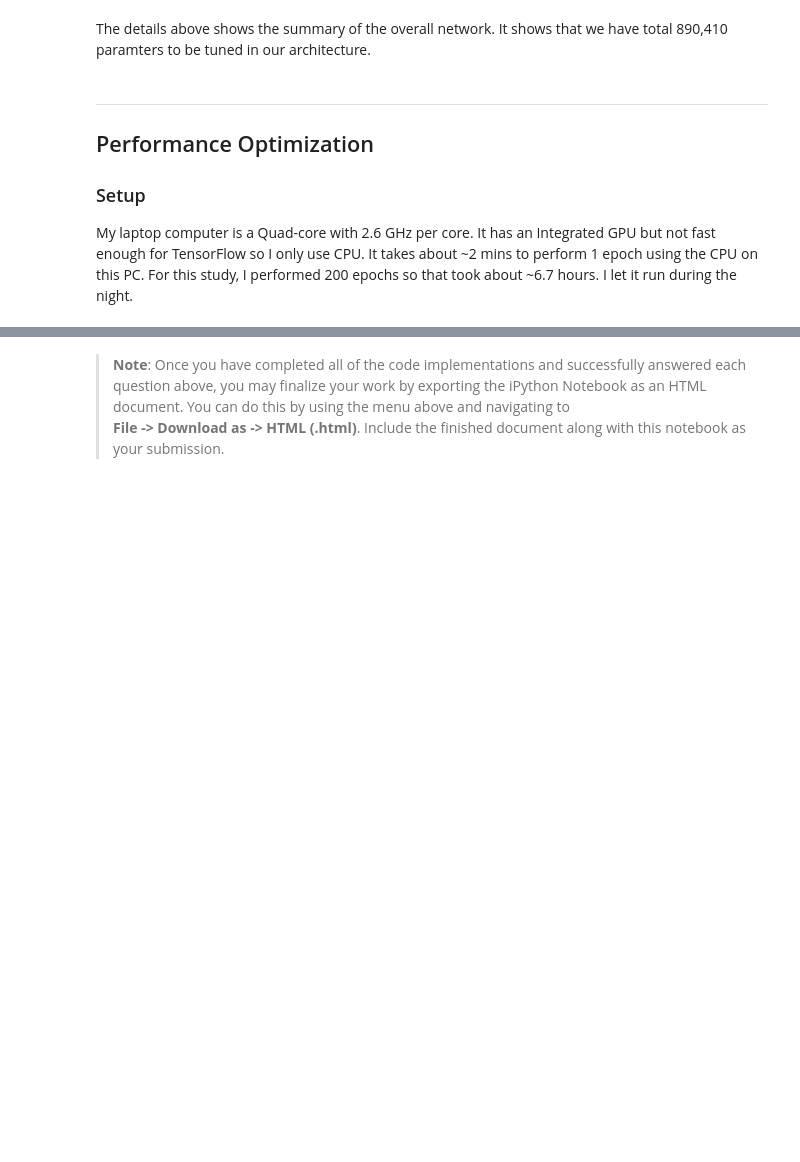
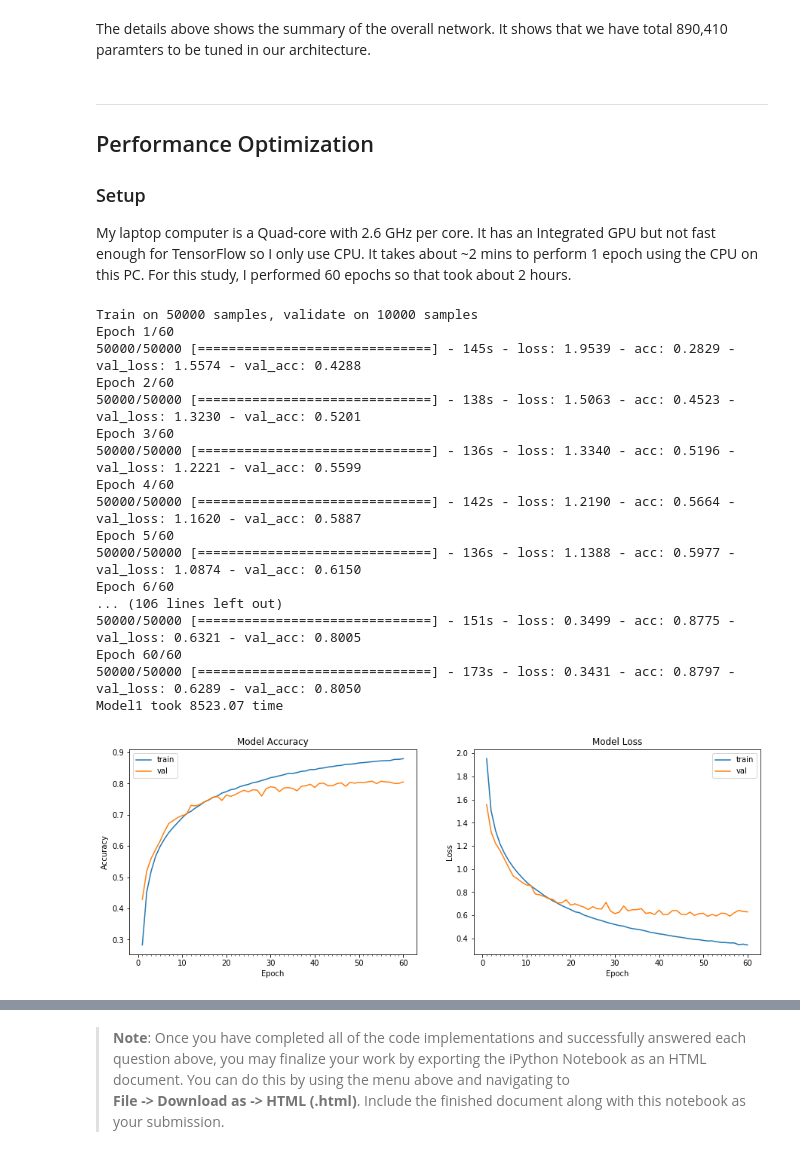
Before and after one commit to rachitagrawal/ObjectClassification, a Jupyter notebook: ObjectClassification.ipynb, the cells around one changed output, grey strips where cells are left out. Saved outputs shown, nothing was run; the diff lists cells and outputs as text; code cells hidden in the pictures; blank space fills up the shorter version.

```diff
--- a/ObjectClassification.ipynb
+++ b/ObjectClassification.ipynb
@@ -81,3 +86,23 @@ print(input_shape)
+# %%
+def plot_model_history(model_history):
+    fig, axs = plt.subplots(1,2,figsize=(15,5))
+    # summarize history for accuracy
+    axs[0].plot(range(1,len(model_history.history['acc'])+1),model_history.history['acc'])
+    axs[0].plot(range(1,len(model_history.history['val_acc'])+1),model_history.history['val_acc'])
+    axs[0].set_title('Model Accuracy')
+    axs[0].set_ylabel('Accuracy')
+    axs[0].set_xlabel('Epoch')
+    axs[0].set_xticks(np.arange(1,len(model_history.history['acc'])+1),len(model_history.history['acc'])/10)
+    axs[0].legend(['train', 'val'], loc='best')
+    # summarize history for loss
+    axs[1].plot(range(1,len(model_history.history['loss'])+1),model_history.history['loss'])
+    axs[1].plot(range(1,len(model_history.history['val_loss'])+1),model_history.history['val_loss'])
+    axs[1].set_title('Model Loss')
+    axs[1].set_ylabel('Loss')
+    axs[1].set_xlabel('Epoch')
+    axs[1].set_xticks(np.arange(1,len(model_history.history['loss'])+1),len(model_history.history['loss'])/10)
+    axs[1].legend(['train', 'val'], loc='best')
+    plt.show()
 # %% [markdown]
 #### Plotting images from each class
 
@@ -177,11 +202,44 @@ The details above shows the summary of the overall network. It shows that we hav
 
 ### Setup
 
-My laptop computer is a Quad-core with 2.6 GHz per core. It has an Integrated GPU but not fast enough for TensorFlow so I only use CPU. It takes about ~2 mins to perform 1 epoch using the CPU on this PC. For this study, I performed 200 epochs so that took about ~6.7 hours. I let it run during the night.
+My laptop computer is a Quad-core with 2.6 GHz per core. It has an Integrated GPU but not fast enough for TensorFlow so I only use CPU. It takes about ~2 mins to perform 1 epoch using the CPU on this PC. For this study, I performed 60 epochs so that took about 2 hours.
 # %%
 #Create Model checkpoing and CSV Logger
 model_checkpoint = keras.callbacks.ModelCheckpoint('cifar10_weights.{epoch:02d}-{val_loss:.2f}.hdf5')
 csv_logger = keras.callbacks.CSVLogger('cifar10_training.log')
 
 batch_size = 128
 epochs = 60
+
+model1_start = time.time()
+#Train the model and print out the evaluation metric 'accuracy' for test set
+model_history = model.fit(images_train, cls_train,
+          batch_size=batch_size,
+          epochs=epochs,
+          verbose=1,
+          callbacks = [model_checkpoint, csv_logger],
+          validation_data=(images_test, cls_test))
+model1_end = time.time()
+
+print ("Model1 took %0.2f time"%(model1_end - model1_start))
+
+plot_model_history(model_history)
+# %% [output]
+Train on 50000 samples, validate on 10000 samples
+Epoch 1/60
+50000/50000 [==============================] - 145s - loss: 1.9539 - acc: 0.2829 - val_loss: 1.5574 - val_acc: 0.4288
+Epoch 2/60
+50000/50000 [==============================] - 138s - loss: 1.5063 - acc: 0.4523 - val_loss: 1.3230 - val_acc: 0.5201
+Epoch 3/60
+50000/50000 [==============================] - 136s - loss: 1.3340 - acc: 0.5196 - val_loss: 1.2221 - val_acc: 0.5599
+Epoch 4/60
+50000/50000 [==============================] - 142s - loss: 1.2190 - acc: 0.5664 - val_loss: 1.1620 - val_acc: 0.5887
+Epoch 5/60
+50000/50000 [==============================] - 136s - loss: 1.1388 - acc: 0.5977 - val_loss: 1.0874 - val_acc: 0.6150
+Epoch 6/60
+... (106 lines left out)
+50000/50000 [==============================] - 151s - loss: 0.3499 - acc: 0.8775 - val_loss: 0.6321 - val_acc: 0.8005
+Epoch 60/60
+50000/50000 [==============================] - 173s - loss: 0.3431 - acc: 0.8797 - val_loss: 0.6289 - val_acc: 0.8050
+Model1 took 8523.07 time
+[figure, added]
```
Also changed, not shown: parts of 7 cells of this notebook, 2 other files.
